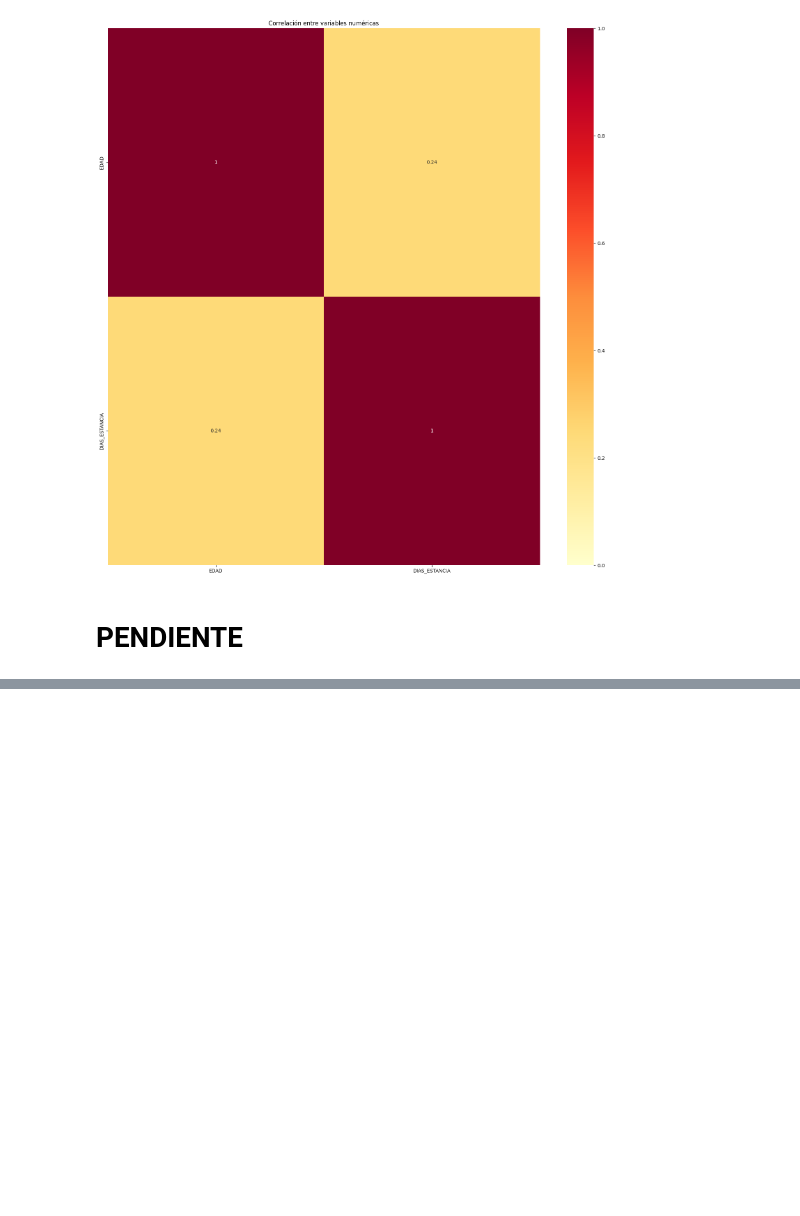
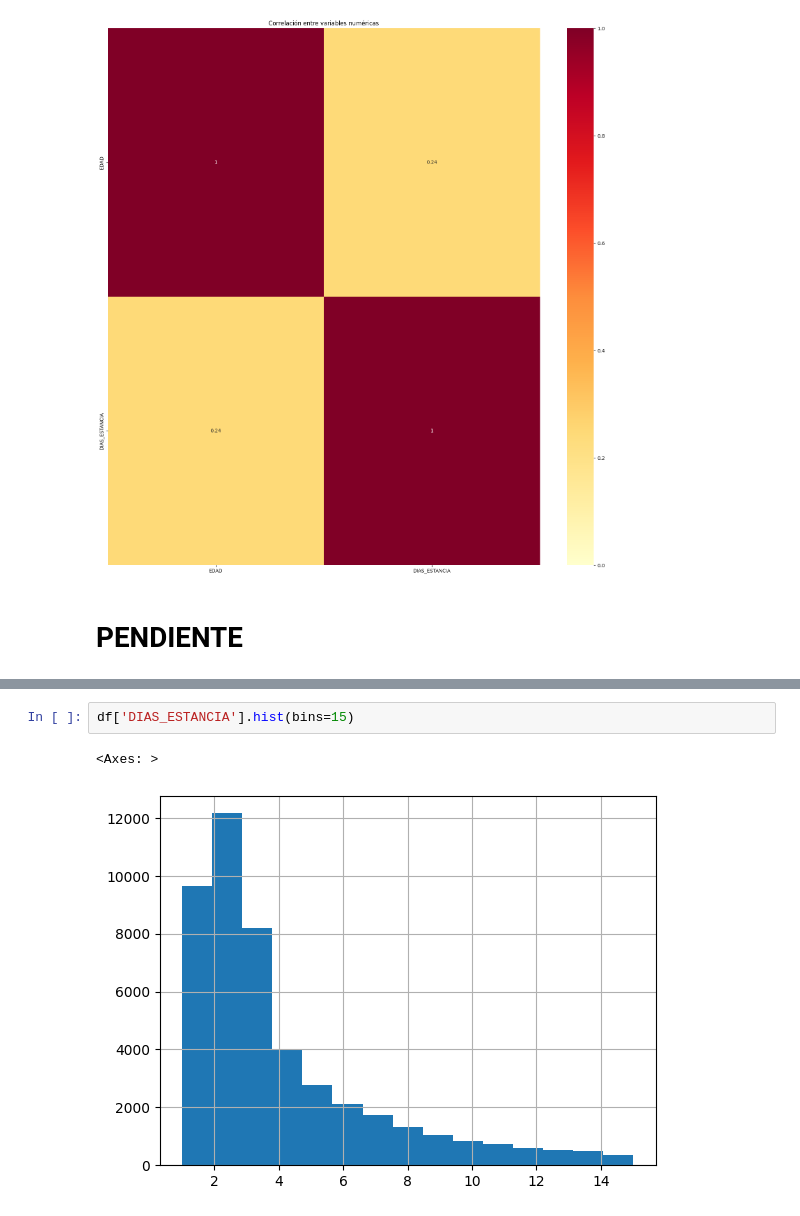
Before and after one commit to VichoRamirez/TOPD, a Jupyter notebook: Entrega_3/Entrega3_Sebastian_y_Vicente_Ramirez.ipynb, the cells around one changed output, grey strips where cells are left out. Cells and saved outputs as stored; diff of their text form; blank space fills up the shorter version.

```diff
--- a/Entrega_3/Entrega3_Sebastian_y_Vicente_Ramirez.ipynb
+++ b/Entrega_3/Entrega3_Sebastian_y_Vicente_Ramirez.ipynb
@@ -793,0 +921,5 @@ Tal como se observa anteriormente, las correlaciones entre als variables indepen
+# %%
+df['DIAS_ESTANCIA'].hist(bins=15)
+# %% [output]
+<Axes: >
+[figure, added]
```
Also changed, not shown: parts of 14 cells of this notebook, 2 other files.
